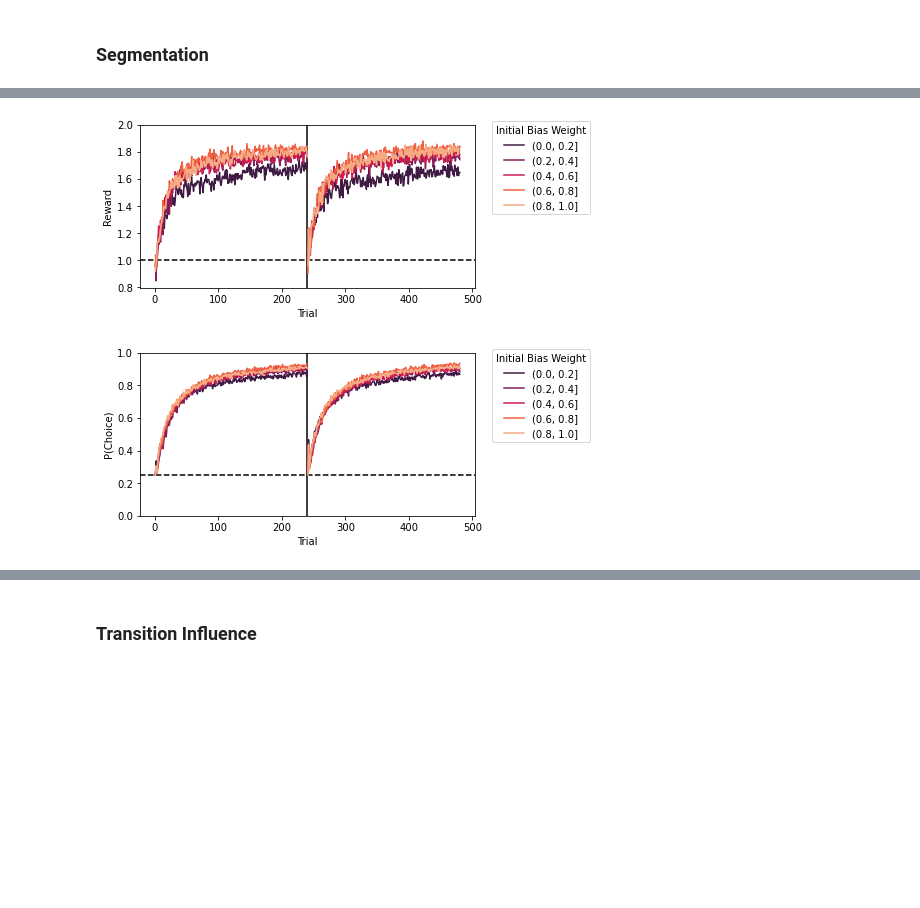
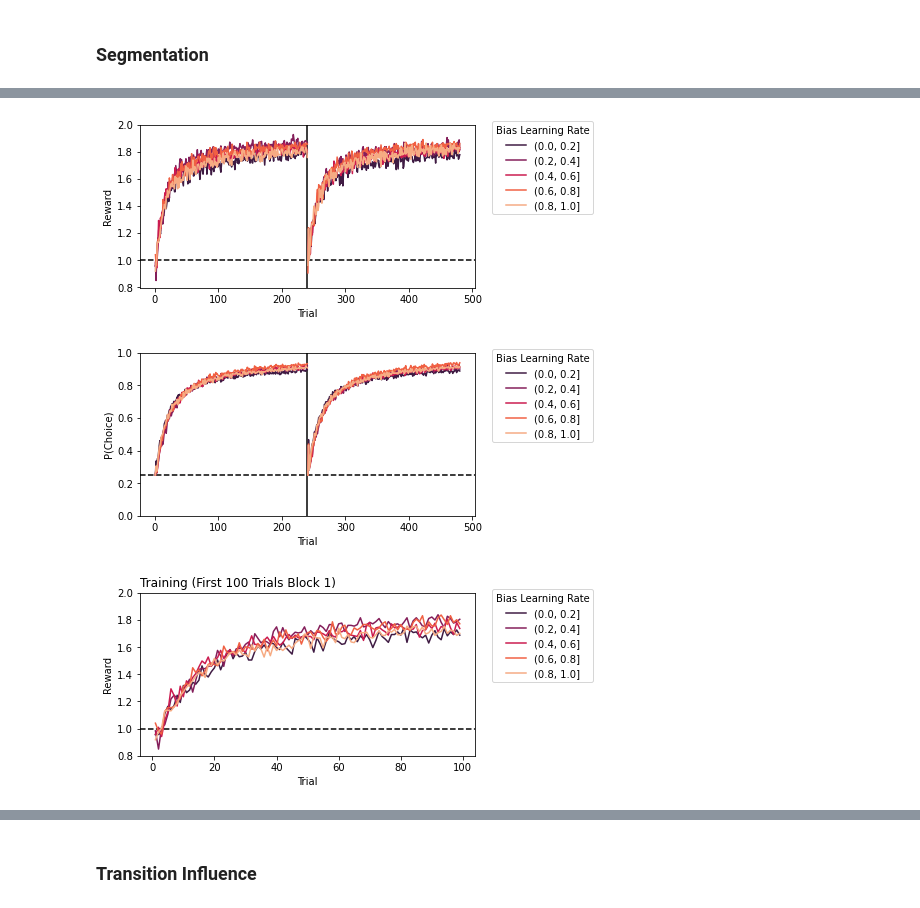
Before and after one commit to BakkourLabRepo/feat-predict_models, a Jupyter notebook: notebooks/exp_6/simulations.ipynb, the cells around one changed output, grey strips where cells are left out. Saved outputs shown, nothing was run; the diff lists cells and outputs as text; code cells hidden in the pictures; blank space fills up the shorter version.

```diff
--- a/notebooks/exp_6/simulations.ipynb
+++ b/notebooks/exp_6/simulations.ipynb
@@ -586,8 +586,8 @@ ff_training_df['segmentation_bin'] = bin_params(
     ff_training_df['segmentation'],
     N_PARAM_BINS
 )
-ff_training_df['initial_bias_weight_bin'] = bin_params(
-    ff_training_df['initial_bias_weight'],
+ff_training_df['bias_learning_rate_bin'] = bin_params(
+    ff_training_df['bias_learning_rate'],
     N_PARAM_BINS
 )
 # %% [markdown]
@@ -976,19 +976,29 @@ plot_param_interaction(
 # %%
 plot_training_curve(
     ff_training_df,
     'reward',
-    'initial_bias_weight_bin',
+    'bias_learning_rate_bin',
     palette = 'rocket',
-    legend_title = 'Initial Bias Weight'
+    legend_title = 'Bias Learning Rate'
 )
 
 plot_training_curve(
     ff_training_df,
     'p',
-    'initial_bias_weight_bin',
+    'bias_learning_rate_bin',
     palette = 'rocket',
-    legend_title = 'Initial Bias Weight'
+    legend_title = 'Bias Learning Rate'
 )
+
+plot_training_curve(
+    ff_training_df.loc[ff_training_df['trial'] < 100],
+    'reward',
+    'bias_learning_rate_bin',
+    palette = 'rocket',
+    legend_title = 'Bias Learning Rate',
+    title = 'Training (First 100 Trials Block 1)'
+)
 # %% [output]
-[figure, old version]
+[figure, new version]
-[figure, old version]
+[figure, new version]
+[figure, added]
```
Also changed, not shown: parts of 14 cells of this notebook, 5 other files.
